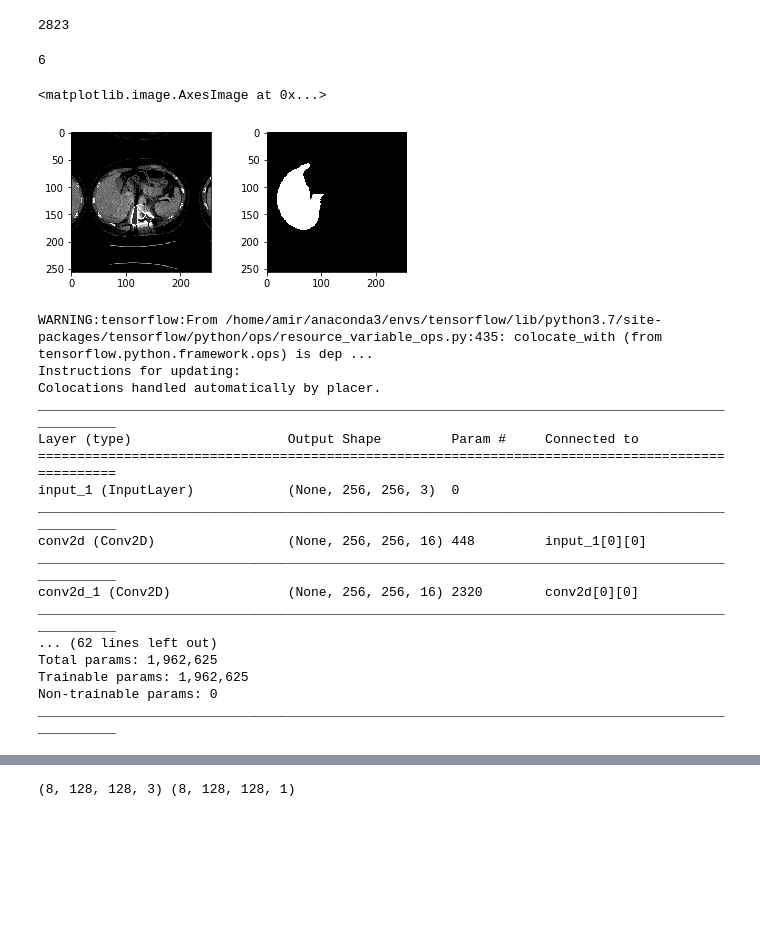
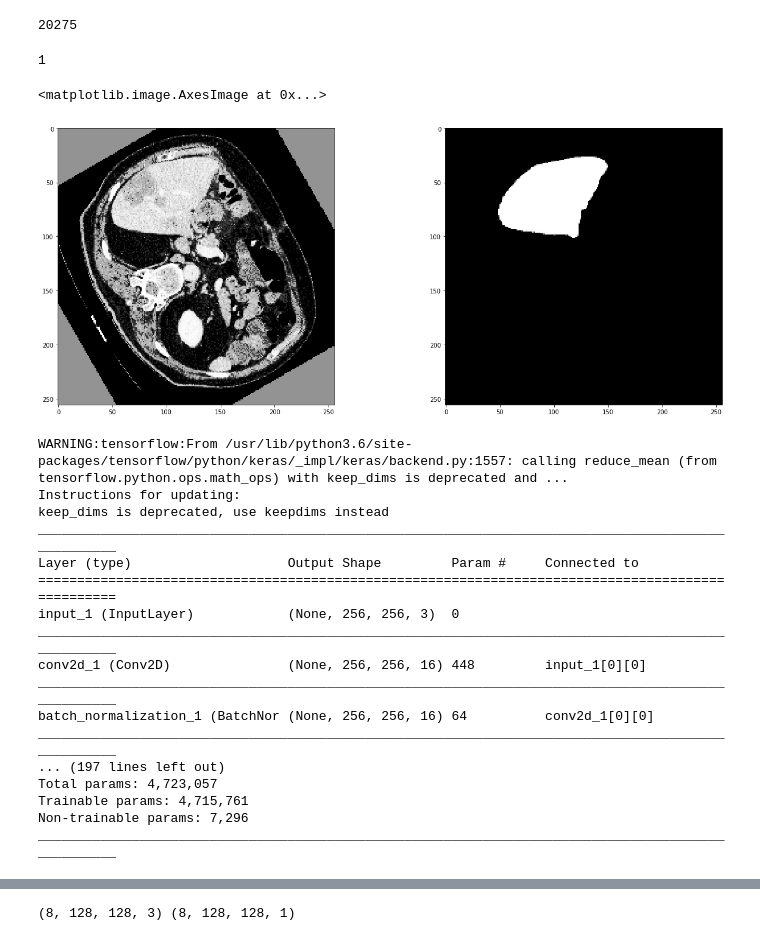
Before and after one commit to AmirZaghloul/Liver-Tumor-Segmentation-using-CNNs, a Jupyter notebook: liver_CNN.ipynb, the cells around one changed output, grey strips where cells are left out. Saved outputs shown, nothing was run; the diff lists cells and outputs as text; code cells hidden in the pictures; blank space fills up the shorter version.

Commit message:
finalize files and add models

```diff
--- a/liver_CNN.ipynb
+++ b/liver_CNN.ipynb
@@ -158,29 +138,21 @@ def normalize_image(img):
 def step1_preprocess_img_slice(img_slc):
     """
     Preprocesses the image 3d volumes by performing the following :
-    1- Rotate the input volume so the the liver is on the left, spine is at the bottom of the image
-    2- Set pixels with hounsfield value great than 1200, to zero.
-    3- Clip all hounsfield values to the range [-100, 400]
-    4- Normalize values to [0, 1]
-    5- Rescale img and label slices to 388x388
-    6- Pad img slices with 92 pixels on all sides (so total shape is 572x572)
-
-    Args:
-        img_slc: raw image slice
-    Return:
-        Preprocessed image slice
+    1- Set pixels with hounsfield value great than 1200, to zero.
+    2- Clip all hounsfield values to the range [-100, 400]
+    3- Apply Adaptive Histogram Equalization
     """
-    img_slc   = img_slc.astype(IMG_DTYPE)
     img_slc[img_slc>1200] = 0
     img_slc   = np.clip(img_slc, -100, 400)
-#     img_slc   = normalize_image(img_slc)
-    img_slc   = to_scale(img_slc, (388,388))
-    img_slc   = np.pad(img_slc,((62,62),(62,62)),mode='reflect')
+    img_slc = normalize_image(img_slc)
 
-#     img_slc   = img_slc[:, :, np.newaxis]
-    if False:
-        img_slc = histeq_processor(img_slc)
 
+    img_slc = img_slc * 255
+    img_slc = img_slc.astype('uint8')
+#     clahe = cv2.createCLAHE(clipLimit=2.0, tileGridSize=(8,8))
+#     img_slc = clahe.apply(img_slc)
+    img_slc = cv2.equalizeHist(img_slc)
+    img_slc = normalize_image(img_slc)
     return img_slc
 # %%
 class DataGen(keras.utils.Sequence):
@@ -277,21 +220,22 @@ class DataGen(keras.utils.Sequence):
 image_size = 256
 train_path = "train"
 batch_size = 8
-epochs = 10
+epochs = 20
 
 ## Training Ids
 images = []
 for file in os.listdir(os.path.join(train_path, "patients")):
-    images.append(file)
+#     if not file.endswith('_augrot') and not file.endswith('_augref'):
+        images.append(file)
 print(len(images))
 
 ## Validation Data Size
-val_data_size = 400
+val_data_size = len(images)//5
 
 valid_ids = images[:val_data_size]
 train_ids = images[val_data_size:]
 # %% [output]
-2823
+20275
 # %%
 gen = DataGen(train_ids, train_path, batch_size=batch_size, image_size=image_size)
 # print(train_ids[2])
@@ -306,14 +250,14 @@ x, y = gen.__getitem__(0)
 # print(gen.__getitem__(0))
 # %%
 r = random.randint(0, len(x)-1)
-fig = plt.figure()
+fig = plt.figure(figsize=(20,20))
 fig.subplots_adjust(hspace=0.4, wspace=0.4)
 ax = fig.add_subplot(1, 2, 1)
 ax.imshow(x[r])
 print(r)
 ax = fig.add_subplot(1, 2, 2)
 ax.imshow(np.reshape(y[r], (image_size, image_size)), cmap="gray")
 # %% [output]
-6
+1
 <matplotlib.image.AxesImage at 0x...>
-[figure, old version]
+[figure, new version]
@@ -359,24 +345,25 @@ def UNet():
 # %%
-model = UNet()
-model.compile(optimizer="adam", loss="binary_crossentropy", metrics=["acc"])
+model = ResUNet()
+adam = keras.optimizers.Adam()
+model.compile(optimizer=adam, loss=dice_coef_loss, metrics=["acc", dice_coef])
 model.summary()
 # %% [output]
-WARNING:tensorflow:From /home/amir/anaconda3/envs/tensorflow/lib/python3.7/site-packages/tensorflow/python/ops/resource_variable_ops.py:435: colocate_with (from tensorflow.python.framework.ops) is dep ...
+WARNING:tensorflow:From /usr/lib/python3.6/site-packages/tensorflow/python/keras/_impl/keras/backend.py:1557: calling reduce_mean (from tensorflow.python.ops.math_ops) with keep_dims is deprecated and ...
 Instructions for updating:
-Colocations handled automatically by placer.
+keep_dims is deprecated, use keepdims instead
 __________________________________________________________________________________________________
 Layer (type)                    Output Shape         Param #     Connected to
 ==================================================================================================
 input_1 (InputLayer)            (None, 256, 256, 3)  0
 __________________________________________________________________________________________________
-conv2d (Conv2D)                 (None, 256, 256, 16) 448         input_1[0][0]
+conv2d_1 (Conv2D)               (None, 256, 256, 16) 448         input_1[0][0]
 __________________________________________________________________________________________________
-conv2d_1 (Conv2D)               (None, 256, 256, 16) 2320        conv2d[0][0]
+batch_normalization_1 (BatchNor (None, 256, 256, 16) 64          conv2d_1[0][0]
 __________________________________________________________________________________________________
-... (62 lines left out)
-Total params: 1,962,625
-Trainable params: 1,962,625
-Non-trainable params: 0
+... (197 lines left out)
+Total params: 4,723,057
+Trainable params: 4,715,761
+Non-trainable params: 7,296
 __________________________________________________________________________________________________
 # %%
 # os.environ ['CUDA_VISIBLE_DEVICES'] = '1'
```
Also changed, not shown: parts of 12 cells of this notebook, 5 other files.
